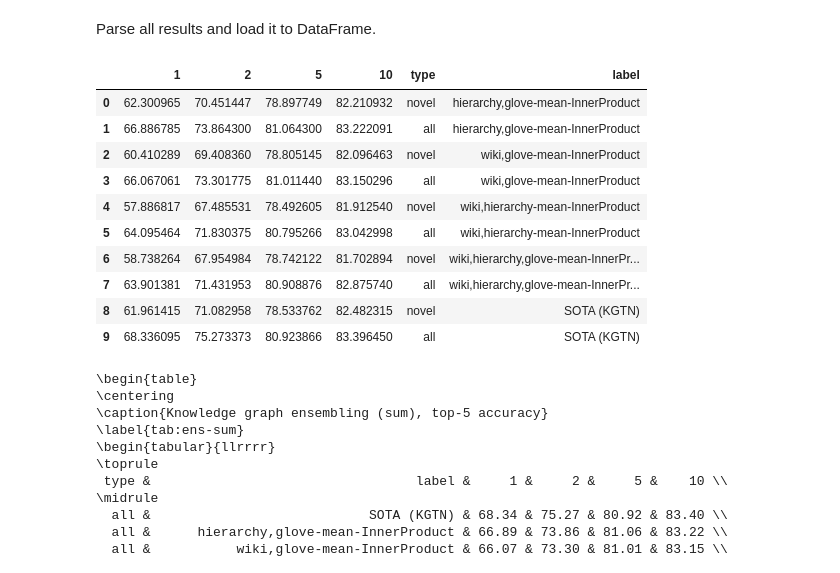
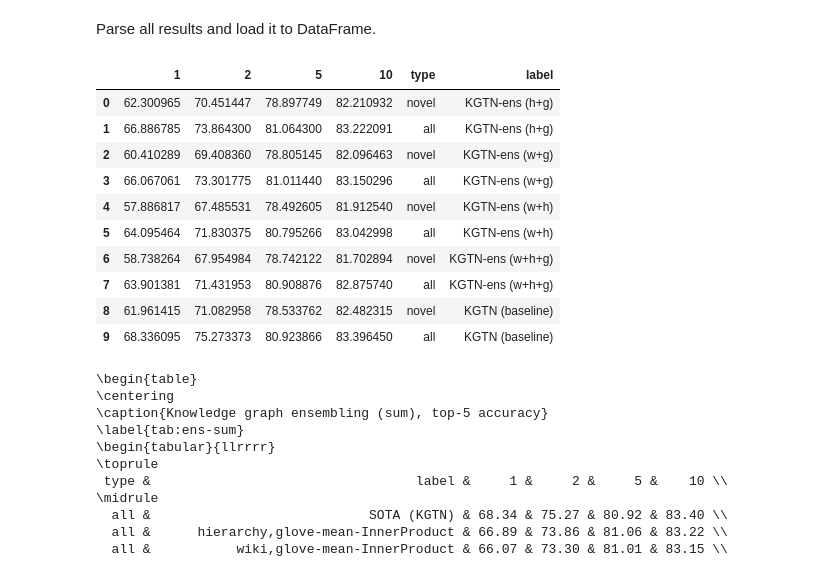
Before and after one commit to DominikFilipiak/KGTN-ens, a Jupyter notebook: notebooks/8_plots_kgtnens.ipynb, the cells around one changed output. Cells and saved outputs as stored; diff of their text form; code cells hidden in the pictures.

```diff
--- a/notebooks/8_plots_kgtnens.ipynb
+++ b/notebooks/8_plots_kgtnens.ipynb
@@ -66,44 +66,49 @@ def parse_results(resultsdir, repr, lr, wd, printing=False):
         all['label'] = resultsdir
 
         return novel, all
 
 
 results = []
 for suffix in ['hierarchy,glove-mean-InnerProduct', 'wiki,glove-mean-InnerProduct', 'wiki,hierarchy-mean-InnerProduct', 'wiki,hierarchy,glove-mean-InnerProduct']:
     r1, r2 = parse_results(f'{PROJECT_DIR}/results/KGTNens-181121/{suffix}', 'ResNet50_sgm', 0.01, 0.0001)
     results.append(r1)
     results.append(r2)
 
 
 for suffix in [
     # 'KGTN/CosSim',
     'KGTN_InnerProduct',
     # 'KGTN_PearCorr',
     # 'KGTN_hierarchy'
     ]:
     r1, r2 = parse_results(f'{PROJECT_DIR}/results/{suffix}', 'ResNet50_sgm', 0.01, 0.0001)
     results.append(r1)
     results.append(r2)
 
 # r1, r2 = parse_results(f'/tf/KGTN2/results/baseline', 'ResNet50_sgm', 0.1, 0.0001)
 # results.append(r1), results.append(r2)
 
 df = pd.DataFrame(results)
 df['label'] = df['label'].apply(lambda x: x.split('/')[-1])
-df['label'] = df['label'].replace(['KGTN_InnerProduct'], 'SOTA (KGTN)')
+df['label'] = df['label'].replace(['KGTN_InnerProduct'], 'KGTN (baseline)')
+df['label'] = df['label'].replace(['hierarchy,glove-mean-InnerProduct'], 'KGTN-ens (h+g)')
+df['label'] = df['label'].replace(['wiki,glove-mean-InnerProduct'], 'KGTN-ens (w+g)')
+df['label'] = df['label'].replace(['wiki,hierarchy-mean-InnerProduct'], 'KGTN-ens (w+h)')
+df['label'] = df['label'].replace(['wiki,hierarchy,glove-mean-InnerProduct'], 'KGTN-ens (w+h+g)')
+
 df
 # %% [output]
 |  | 1 | 2 | 5 | 10 | type | label |
-| 0 | 62.300965 | 70.451447 | 78.897749 | 82.210932 | novel | hierarchy,glove-mean-InnerProduct |
-| 1 | 66.886785 | 73.864300 | 81.064300 | 83.222091 | all | hierarchy,glove-mean-InnerProduct |
-| 2 | 60.410289 | 69.408360 | 78.805145 | 82.096463 | novel | wiki,glove-mean-InnerProduct |
-| 3 | 66.067061 | 73.301775 | 81.011440 | 83.150296 | all | wiki,glove-mean-InnerProduct |
-| 4 | 57.886817 | 67.485531 | 78.492605 | 81.912540 | novel | wiki,hierarchy-mean-InnerProduct |
-| 5 | 64.095464 | 71.830375 | 80.795266 | 83.042998 | all | wiki,hierarchy-mean-InnerProduct |
-| 6 | 58.738264 | 67.954984 | 78.742122 | 81.702894 | novel | wiki,hierarchy,glove-mean-InnerPr... |
-| 7 | 63.901381 | 71.431953 | 80.908876 | 82.875740 | all | wiki,hierarchy,glove-mean-InnerPr... |
-| 8 | 61.961415 | 71.082958 | 78.533762 | 82.482315 | novel | SOTA (KGTN) |
-| 9 | 68.336095 | 75.273373 | 80.923866 | 83.396450 | all | SOTA (KGTN) |
+| 0 | 62.300965 | 70.451447 | 78.897749 | 82.210932 | novel | KGTN-ens (h+g) |
+| 1 | 66.886785 | 73.864300 | 81.064300 | 83.222091 | all | KGTN-ens (h+g) |
+| 2 | 60.410289 | 69.408360 | 78.805145 | 82.096463 | novel | KGTN-ens (w+g) |
+| 3 | 66.067061 | 73.301775 | 81.011440 | 83.150296 | all | KGTN-ens (w+g) |
+| 4 | 57.886817 | 67.485531 | 78.492605 | 81.912540 | novel | KGTN-ens (w+h) |
+| 5 | 64.095464 | 71.830375 | 80.795266 | 83.042998 | all | KGTN-ens (w+h) |
+| 6 | 58.738264 | 67.954984 | 78.742122 | 81.702894 | novel | KGTN-ens (w+h+g) |
+| 7 | 63.901381 | 71.431953 | 80.908876 | 82.875740 | all | KGTN-ens (w+h+g) |
+| 8 | 61.961415 | 71.082958 | 78.533762 | 82.482315 | novel | KGTN (baseline) |
+| 9 | 68.336095 | 75.273373 | 80.923866 | 83.396450 | all | KGTN (baseline) |
 # %%
 # df['label'] = df['label'].apply(lambda x: x.split('/')[-1])
 print(df.filter(['type', 'label', 1, 2, 5, 10]).sort_values(['type', 'label']).to_latex(
```
Also changed, not shown: parts of 3 cells of this notebook.
